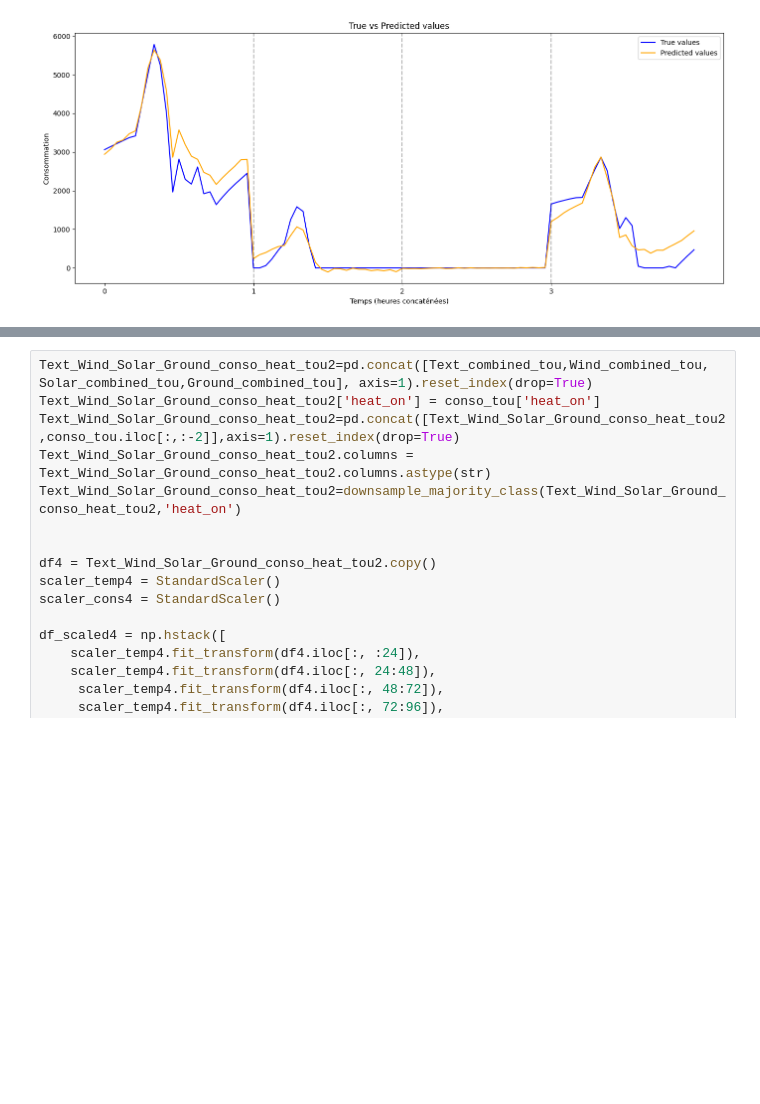
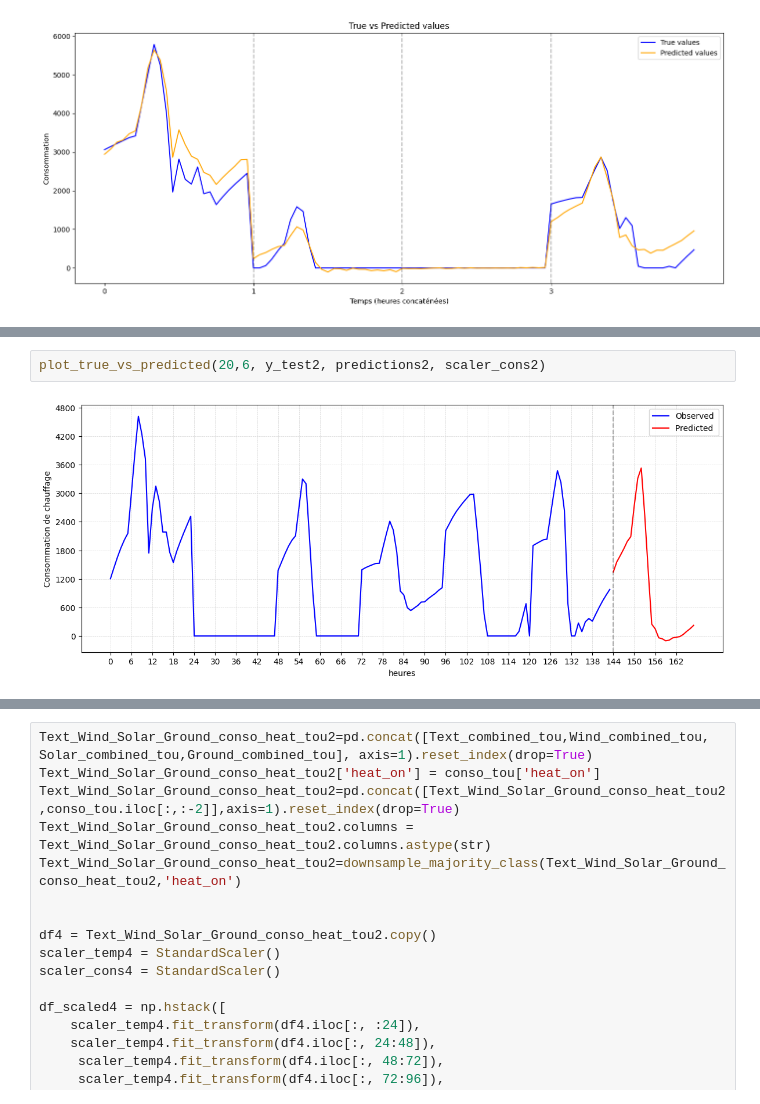
Before and after one commit to toubia-j/stage-rep, a Jupyter notebook: stage_new/simulated_data2/Untitled .ipynb, the cells around one changed output, grey strips where cells are left out. Saved outputs shown, nothing was run; the diff lists cells and outputs as text; blank space fills up the shorter version.

```diff
--- a/stage_new/simulated_data2/Untitled .ipynb
+++ b/stage_new/simulated_data2/Untitled .ipynb
@@ -197,0 +369,4 @@ plot_true_vs_predicted(indices, y_test2, predictions2, scaler_cons)
+# %%
+plot_true_vs_predicted(20,6, y_test2, predictions2, scaler_cons2)
+# %% [output]
+[figure, added]
```
Also changed, not shown: parts of 13 cells of this notebook, 5 other files.
